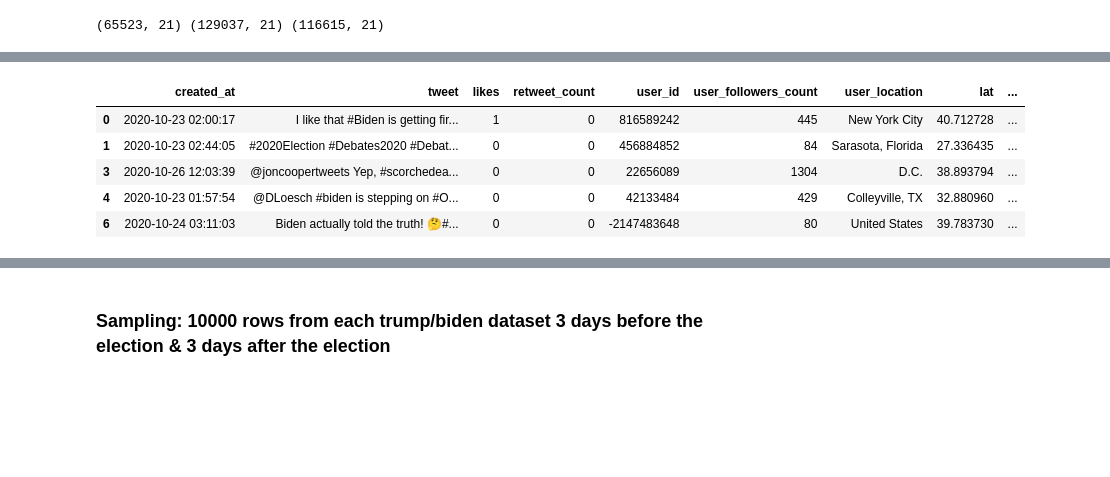
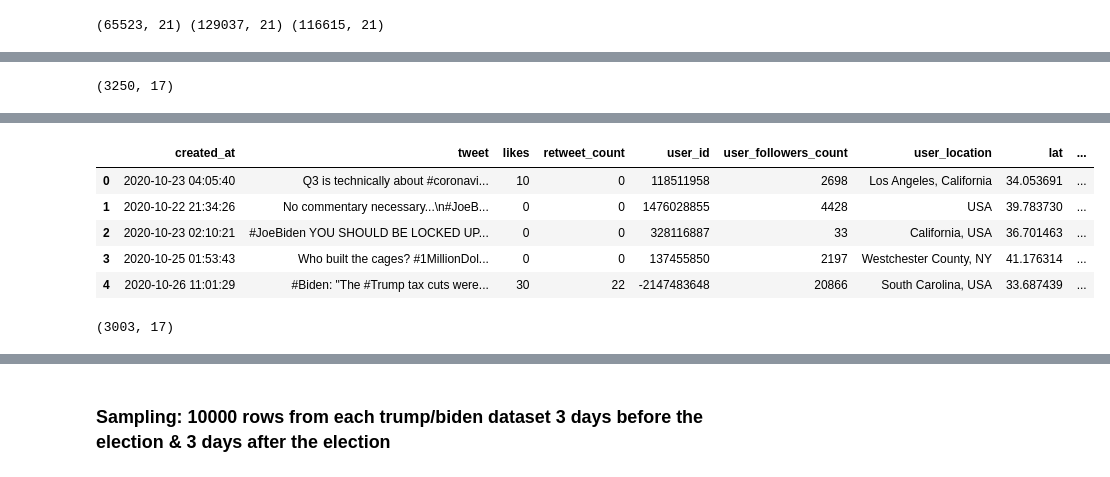
Before and after one commit to cl-xy/us-politics-social-media, a Jupyter notebook: data cleaning.ipynb, the cells around one changed output, grey strips where cells are left out. Saved outputs shown, nothing was run; the diff lists cells and outputs as text; code cells hidden in the pictures; blank space fills up the shorter version.

```diff
--- a/data cleaning.ipynb
+++ b/data cleaning.ipynb
@@ -327,6 +408,10 @@ Wall time: 2min 29s
+# %%
+biden_12.shape
+# %% [output]
+(3250, 17)
 # %%
 %%time
-biden_2 = biden_2.sample(n = 10000)
-biden_2 = CleanData(biden_2)
-biden_2.head()
+biden_21 = biden_2.sample(n = 10000, random_state = 1)
+biden_21 = CleanData(biden_21)
+biden_21.head()
 # %% [output]
@@ -334,6 +419,10 @@ Wall time: 2min 40s
 |  | created_at | tweet | likes | retweet_count | user_id | user_followers_count | user_location | lat | ... |
-| 0 | 2020-10-23 02:00:17 | I like that #Biden is getting fir... | 1 | 0 | 816589242 | 445 | New York City | 40.712728 | ... |
-| 1 | 2020-10-23 02:44:05 | #2020Election #Debates2020 #Debat... | 0 | 0 | 456884852 | 84 | Sarasota, Florida | 27.336435 | ... |
-| 3 | 2020-10-26 12:03:39 | @joncoopertweets Yep, #scorchedea... | 0 | 0 | 22656089 | 1304 | D.C. | 38.893794 | ... |
-| 4 | 2020-10-23 01:57:54 | @DLoesch #biden is stepping on #O... | 0 | 0 | 42133484 | 429 | Colleyville, TX | 32.880960 | ... |
-| 6 | 2020-10-24 03:11:03 | Biden actually told the truth! 🤔#... | 0 | 0 | -2147483648 | 80 | United States | 39.783730 | ... |
+| 0 | 2020-10-23 04:05:40 | Q3 is technically about #coronavi... | 10 | 0 | 118511958 | 2698 | Los Angeles, California | 34.053691 | ... |
+| 1 | 2020-10-22 21:34:26 | No commentary necessary...\n#JoeB... | 0 | 0 | 1476028855 | 4428 | USA | 39.783730 | ... |
+| 2 | 2020-10-23 02:10:21 | #JoeBiden YOU SHOULD BE LOCKED UP... | 0 | 0 | 328116887 | 33 | California, USA | 36.701463 | ... |
+| 3 | 2020-10-25 01:53:43 | Who built the cages? #1MillionDol... | 0 | 0 | 137455850 | 2197 | Westchester County, NY | 41.176314 | ... |
+| 4 | 2020-10-26 11:01:29 | #Biden: "The #Trump tax cuts were... | 30 | 22 | -2147483648 | 20866 | South Carolina, USA | 33.687439 | ... |
+# %%
+biden_21.shape
+# %% [output]
+(3003, 17)
```
Also changed, not shown: parts of 37 cells of this notebook, 8 other files.
